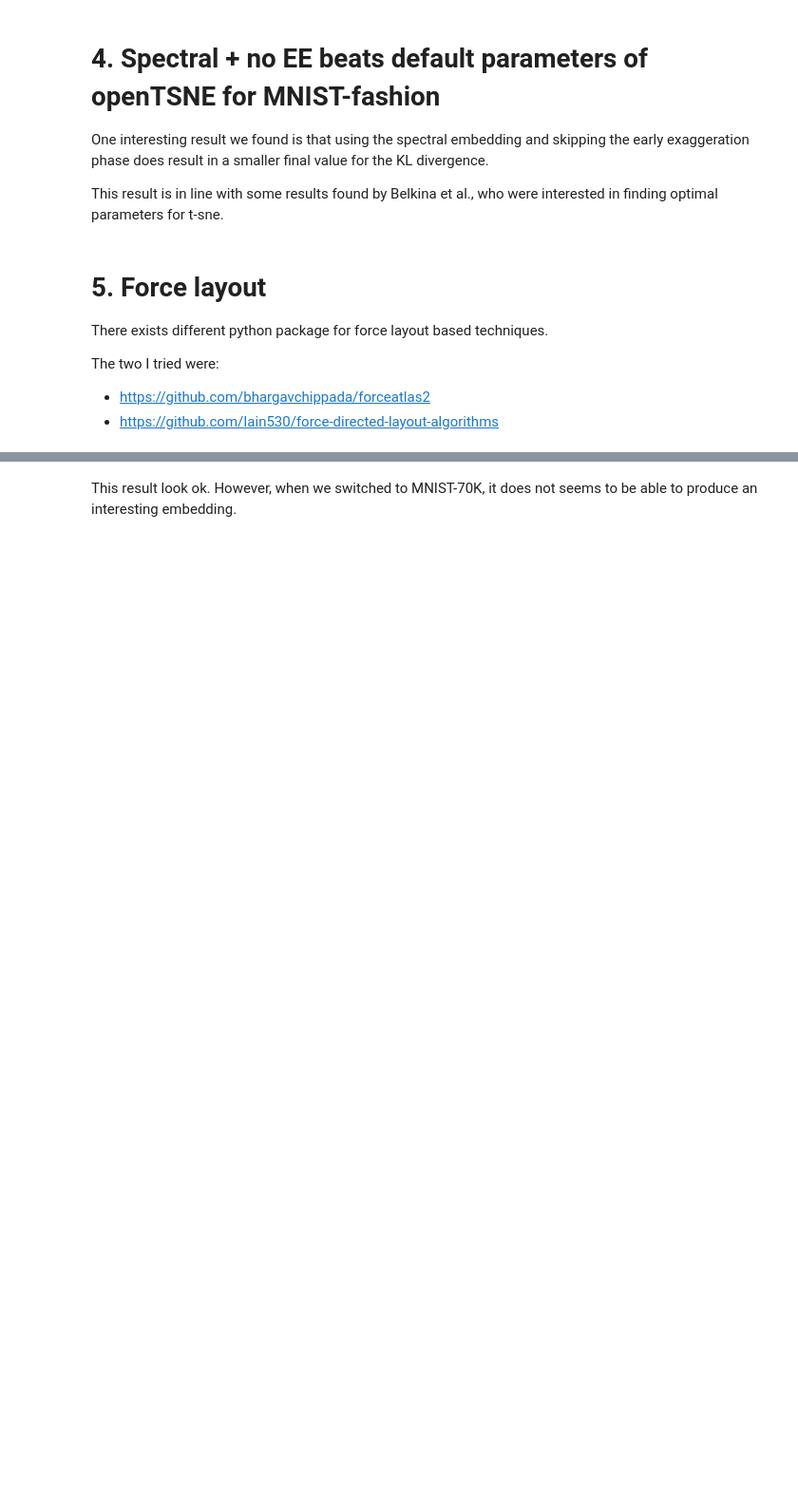
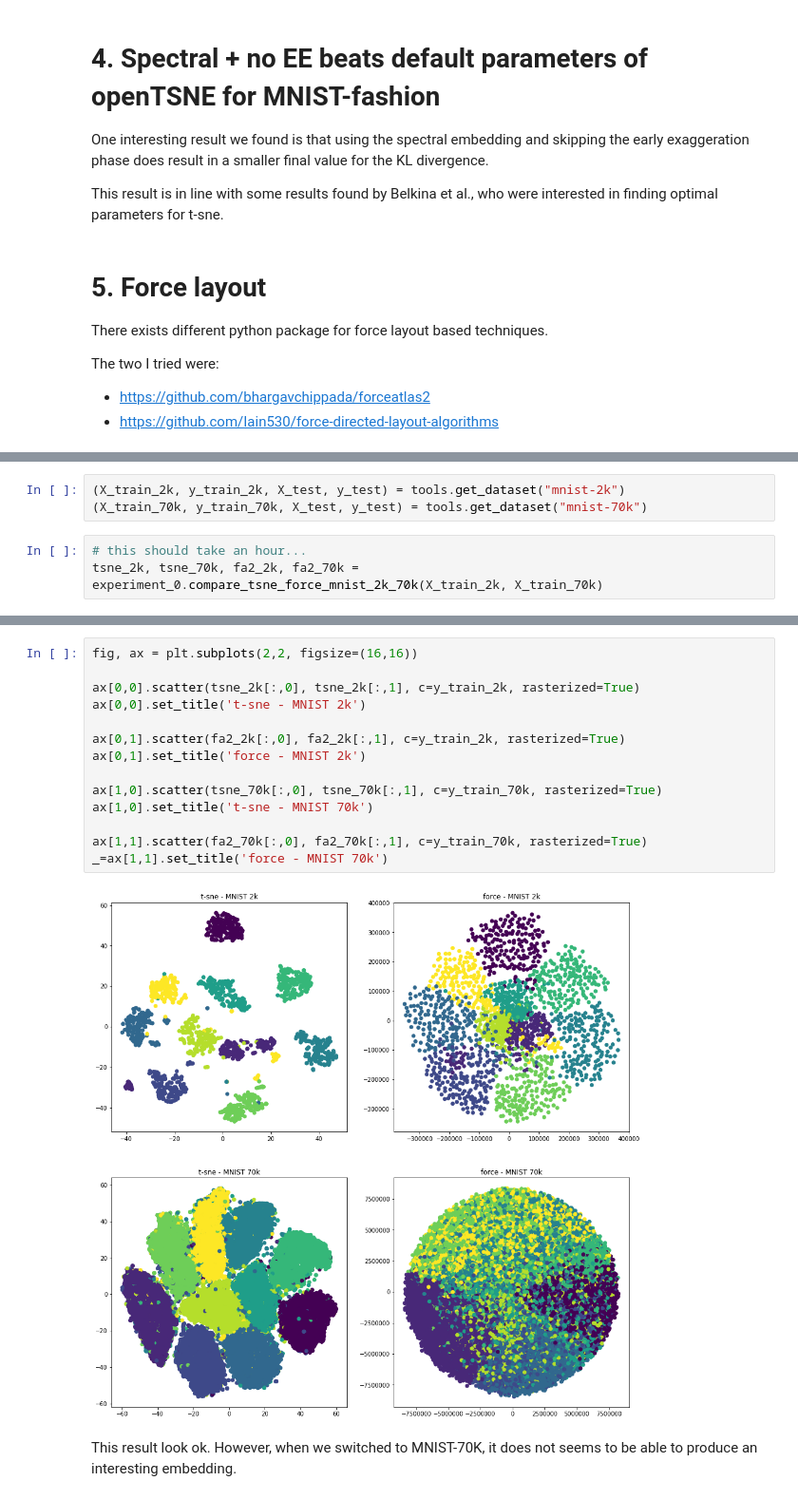
Before and after one commit to toinsson/raviz, a Jupyter notebook: experiment_0.ipynb, the cells around one changed output, grey strips where cells are left out. Shown at 95% size. Saved outputs shown, nothing was run; the diff lists cells and outputs as text; blank space fills up the shorter version.

```diff
--- a/experiment_0.ipynb
+++ b/experiment_0.ipynb
@@ -270,0 +231,6 @@ ax.scatter(fa2_init_pca[:,0], fa2_init_pca[:,1], c=y_train, rasterized=True)
+# %%
+(X_train_2k, y_train_2k, X_test, y_test) = tools.get_dataset("mnist-2k")
+(X_train_70k, y_train_70k, X_test, y_test) = tools.get_dataset("mnist-70k")
+# %%
+# this should take an hour...
+tsne_2k, tsne_70k, fa2_2k, fa2_70k = experiment_0.compare_tsne_force_mnist_2k_70k(X_train_2k, X_train_70k)
@@ -271,2 +274,18 @@ ax.scatter(fa2_init_pca[:,0], fa2_init_pca[:,1], c=y_train, rasterized=True)
+# %%
+fig, ax = plt.subplots(2,2, figsize=(16,16))
+
+ax[0,0].scatter(tsne_2k[:,0], tsne_2k[:,1], c=y_train_2k, rasterized=True)
+ax[0,0].set_title('t-sne - MNIST 2k')
+
+ax[0,1].scatter(fa2_2k[:,0], fa2_2k[:,1], c=y_train_2k, rasterized=True)
+ax[0,1].set_title('force - MNIST 2k')
+
+ax[1,0].scatter(tsne_70k[:,0], tsne_70k[:,1], c=y_train_70k, rasterized=True)
+ax[1,0].set_title('t-sne - MNIST 70k')
+
+ax[1,1].scatter(fa2_70k[:,0], fa2_70k[:,1], c=y_train_70k, rasterized=True)
+_=ax[1,1].set_title('force - MNIST 70k')
+# %% [output]
+[figure, added]
 # %% [markdown]
 This result look ok. However, when we switched to MNIST-70K, it does not seems to be able to produce an interesting embedding.
```
Also changed, not shown: parts of 14 cells of this notebook, 7 other files.
